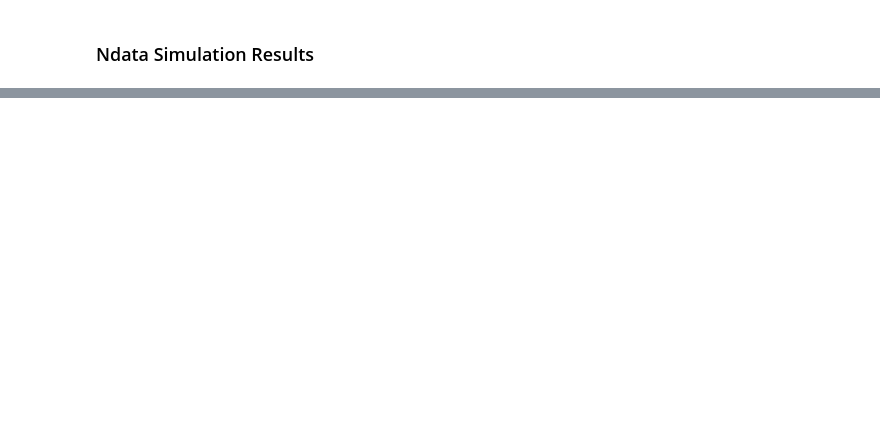
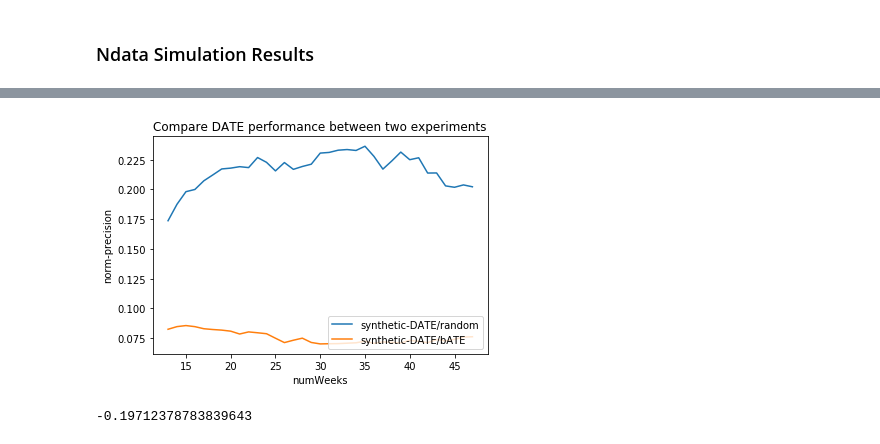
Before and after one commit to Seondong/Customs-Fraud-Detection, a Jupyter notebook: analysis.ipynb, the cells around one changed output, grey strips where cells are left out. Saved outputs shown, nothing was run; the diff lists cells and outputs as text; code cells hidden in the pictures; blank space fills up the shorter version.

```diff
--- a/analysis.ipynb
+++ b/analysis.ipynb
@@ -157,0 +207,27 @@ real-n,DATE/bATE 5
+# %%
+def firstCheck(df):
+    """ Sorting and indexing necessary for data preparation """
+    df = df.dropna(subset=["illicit"])
+    df = df.sort_values("sgd.date")
+    df = df.reset_index(drop=True)
+    return df
+
+dfn = firstCheck(pd.read_csv('data/ndata.csv'))
+dft = firstCheck(pd.read_csv('data/tdata.csv'))
+dfm = firstCheck(pd.read_csv('data/mdata.csv'))
+dfs = firstCheck(pd.read_csv('data/synthetic-imports-declarations.csv'))
+# %%
+# Retrieving results
+num_logs = len([i for i in list1 if i > 1000])
+count= 0
+summary = []
+for i in range(num_logs+1):
+    rslt = pd.read_csv(list2[-i])
+    dic = rslt[['runID','data','sampling','subsamplings','numWeek','current_inspection_rate','test_start','test_end']].iloc[len(rslt)-1].to_dict()
+    run_id = round(dic['runID'], 3)
+    data = dic['data']
+    subsamplings = dic['subsamplings'].replace('/','+')
+    strategy = dic['sampling']
+    cir = dic['current_inspection_rate']
+    summary.append(dic)
+summary = pd.DataFrame(summary)
@@ -157,0 +324,4 @@ real-n,DATE/bATE 5
+# %%
+exp1, exp2 = 24, 29
+rival1 = getSubsamplerResults(summary.loc[exp1])
+rival2 = getSubsamplerResults(summary.loc[exp2])
@@ -157,0 +346,19 @@ real-n,DATE/bATE 5
+# %%
+# Compare DATE performances: Between two experiments
+plt.figure()
+r1 = rival1['DATE-pre'].rolling(window=14).mean()
+r2 = rival2['DATE-pre'].rolling(window=14).mean()
+plt.plot(r1.index, r1, label=summary.loc[exp1]['data']+'-'+summary.loc[exp1]['subsamplings'])
+plt.plot(r2.index, r2, label=summary.loc[exp2]['data']+'-'+summary.loc[exp2]['subsamplings'])
+plt.title('Compare DATE performance between two experiments')
+plt.legend(loc='lower right')
+plt.ylabel(var)
+plt.xlabel('numWeeks')
+plt.show()
+plt.close()
+# %% [output]
+[figure, added]
+# %%
+np.mean((rival2['DATE-rev']+rival2['bATE-rev'])-(rival1['DATE-rev']+rival1['random-rev']))
+# %% [output]
+-0.19712378783839643
```
Also changed, not shown: parts of 18 cells of this notebook, 9 other files.
